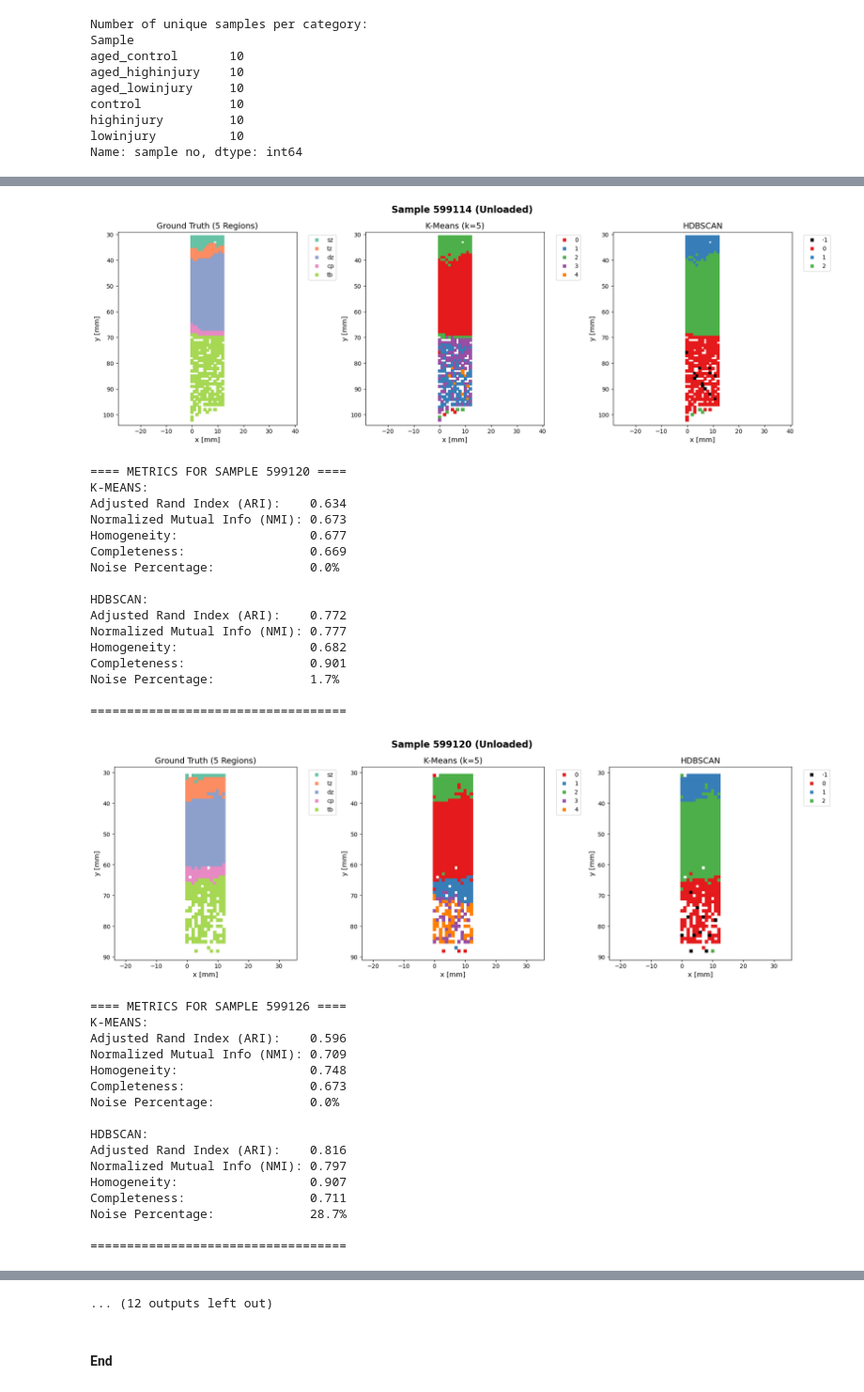
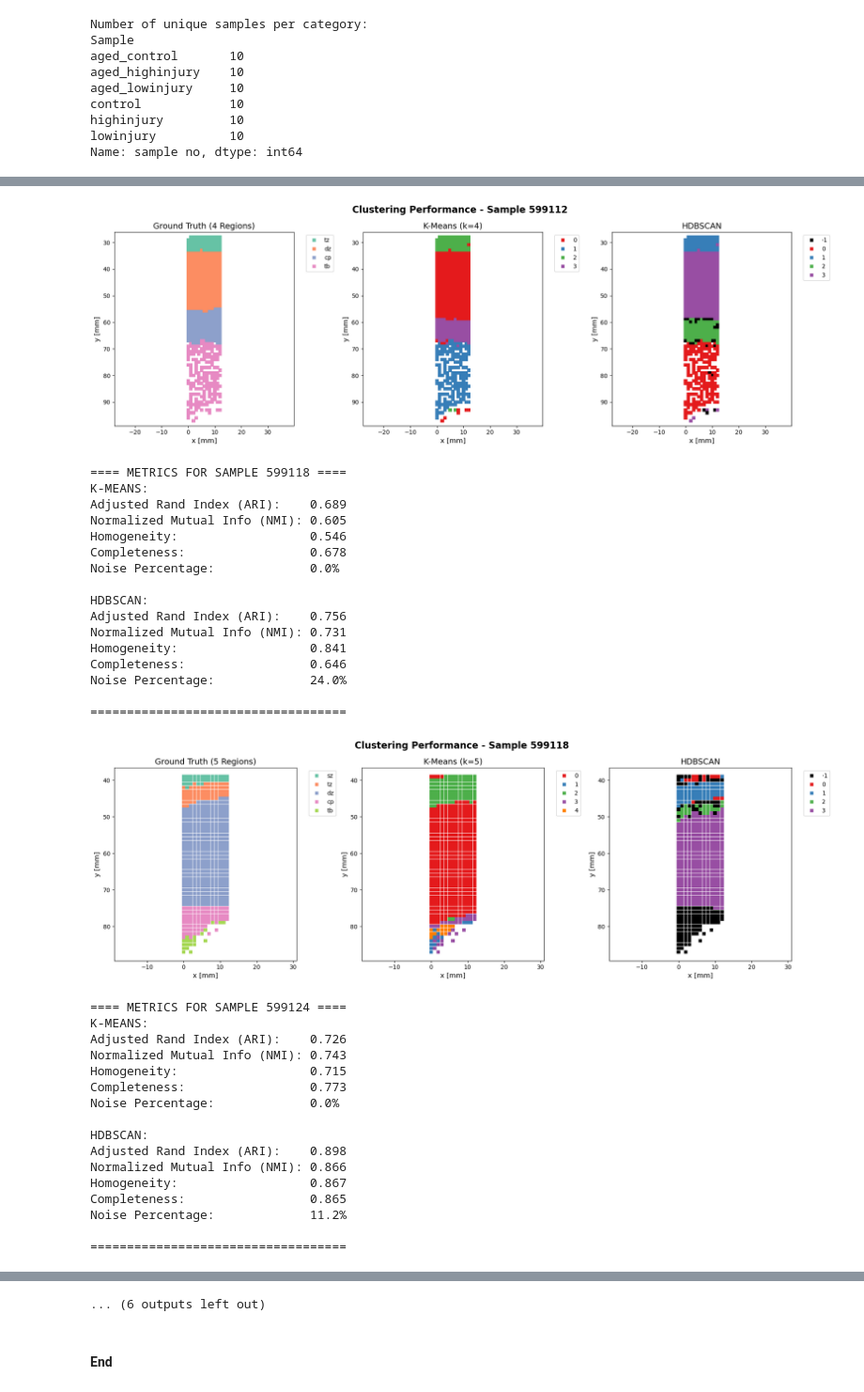
Before and after one commit to tomas2129silva/MSc-Dissertation, a Jupyter notebook: Cartilage_Data_Analysis.ipynb, the cells around one changed output, grey strips where cells are left out. Shown at 94% size. Cells and saved outputs as stored; diff of their text form; code cells hidden in the pictures.

```diff
--- a/Cartilage_Data_Analysis.ipynb
+++ b/Cartilage_Data_Analysis.ipynb
@@ -257,8 +257,10 @@ def analyse_and_plot_sample(sample_num, df_master, z_params, hdb_csize=40, hdb_m
     # 6. Plotting the 1x3 Grid
     fig, axes = plt.subplots(1, 3, figsize=(18, 6))
     state = df_sample['State'].iloc[0] if not df_sample.empty else "Unknown"
-    #fig.suptitle(f'Low Injury Sample {sample_num}', fontsize=16, fontweight='bold')
-    fig.suptitle(f'Sample {sample_num} ({state.capitalize()})', fontsize=16, fontweight='bold')
+    # fig.suptitle(f'High Injury Sample {sample_num}', fontsize=16, fontweight='bold')
+    #fig.suptitle(f'Sample {sample_num} ({state.capitalize()})', fontsize=16, fontweight='bold')
+    fig.suptitle(f'Clustering Performance - Sample {sample_num}', fontsize=16, fontweight='bold')
+
 
     # --- Plot Ground Truth ---
     sns.scatterplot(data=df_sample, x='ix', y='iy', hue='region', palette='Set2',
@@ -357,16 +359,17 @@ Name: sample no, dtype: int64
 # ==========================================
 
 # Run ALL 60 samples (for stage 1, 2 and 3)
-# samples_to_run = df_import['sample no'].unique()
+samples_to_run = df_import['sample no'].unique()
 
 # Run ONLY Control samples (Stage 4)
-# samples_to_run = df_import[df_import['Sample'] == 'control']['sample no'].unique()
+#samples_to_run = df_import[df_import['Sample'] == 'control']['sample no'].unique()
 
 # Run ONLY Low Injury samples (Stage 4)
-samples_to_run = df_import[df_import['Sample'] == 'lowinjury']['sample no'].unique()
+# samples_to_run = df_import[df_import['Sample'] == 'lowinjury']['sample no'].unique()
 
 # Run ONLY High Injury samples (Stage 4)
 # samples_to_run = df_import[df_import['Sample'] == 'highinjury']['sample no'].unique()
+# samples_to_run = [599133, 599134, 599135]
 
 
 # ==========================================
@@ -375,6 +378,7 @@ samples_to_run = df_import[df_import['Sample'] == 'lowinjury']['sample no'].uniq
 
 # Features: 'totalint', 'totalcoll', 'rho_new', 'Dnew2', 'Diameter2', 'wa2'
 z_parameters = ['rho_new', 'totalint', 'totalcoll']
+#z_parameters = ['rho_new', 'Dnew2', 'Diameter2','wa2', 'totalint', 'totalcoll']
 
 all_k_scores = []
 all_hdb_scores = []
@@ -424,36 +428,36 @@ Noise Percentage:             1.7%
 
 ===================================
-[figure, old version]
+[figure, new version]
-==== METRICS FOR SAMPLE 599120 ====
+==== METRICS FOR SAMPLE 599118 ====
 K-MEANS:
-Adjusted Rand Index (ARI):    0.634
-Normalized Mutual Info (NMI): 0.673
-Homogeneity:                  0.677
-Completeness:                 0.669
+Adjusted Rand Index (ARI):    0.689
+Normalized Mutual Info (NMI): 0.605
+Homogeneity:                  0.546
+Completeness:                 0.678
 Noise Percentage:             0.0%
 
 HDBSCAN:
-Adjusted Rand Index (ARI):    0.772
-Normalized Mutual Info (NMI): 0.777
-Homogeneity:                  0.682
-Completeness:                 0.901
-Noise Percentage:             1.7%
+Adjusted Rand Index (ARI):    0.756
+Normalized Mutual Info (NMI): 0.731
+Homogeneity:                  0.841
+Completeness:                 0.646
+Noise Percentage:             24.0%
 
 ===================================
-[figure, old version]
+[figure, new version]
-==== METRICS FOR SAMPLE 599126 ====
+==== METRICS FOR SAMPLE 599124 ====
 K-MEANS:
-Adjusted Rand Index (ARI):    0.596
-Normalized Mutual Info (NMI): 0.709
-Homogeneity:                  0.748
-Completeness:                 0.673
+Adjusted Rand Index (ARI):    0.726
+Normalized Mutual Info (NMI): 0.743
+Homogeneity:                  0.715
+Completeness:                 0.773
 Noise Percentage:             0.0%
 
 HDBSCAN:
-Adjusted Rand Index (ARI):    0.816
-Normalized Mutual Info (NMI): 0.797
-Homogeneity:                  0.907
-Completeness:                 0.711
-Noise Percentage:             28.7%
+Adjusted Rand Index (ARI):    0.898
+Normalized Mutual Info (NMI): 0.866
+Homogeneity:                  0.867
+Completeness:                 0.865
+Noise Percentage:             11.2%
 
 ===================================
@@ -512,4 +516,4 @@ Noise Percentage:             20.6%
-... (12 outputs left out)
+... (6 outputs left out)
 # %% [markdown]
 #### End
 # %% [markdown]
```
Also changed, not shown: parts of 2 cells of this notebook, 2 other files.
